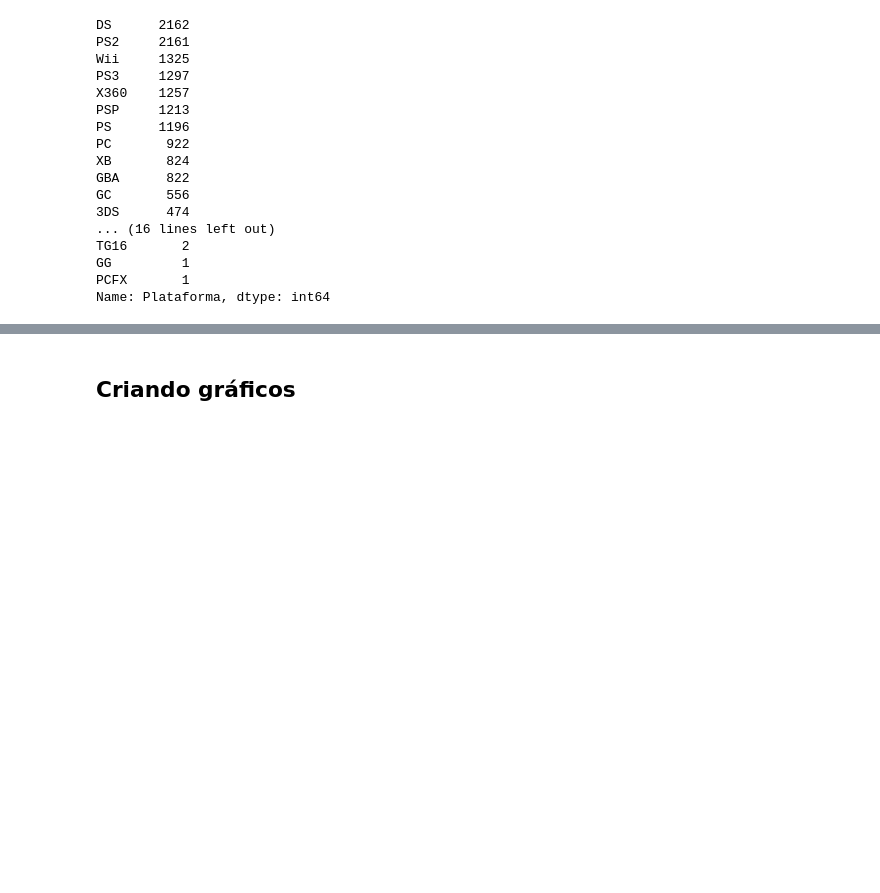
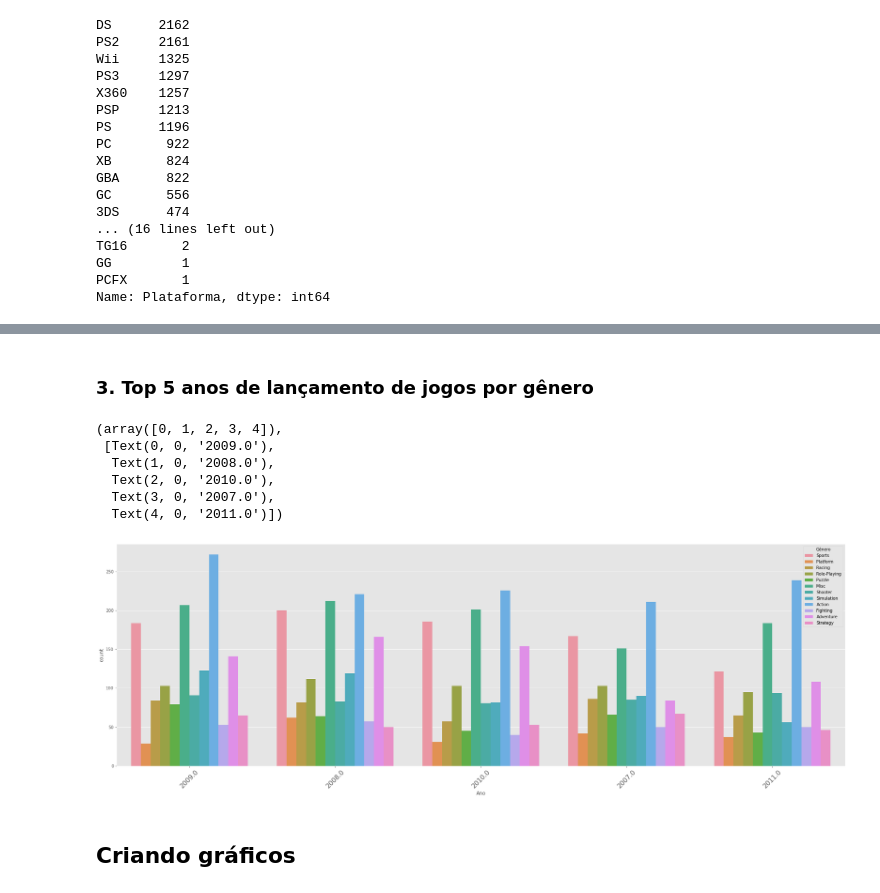
Before and after one commit to elle-rapachi/Vendas-de-Jogos-de-Videogames, a Jupyter notebook: Vendas de Jogos de Videogames.ipynb, the cells around one changed output, grey strips where cells are left out. Saved outputs shown, nothing was run; the diff lists cells and outputs as text; code cells hidden in the pictures; blank space fills up the shorter version.

Commit message:
Analisando qual ano teve o maior lançamento de jogos

```diff
--- a/Vendas de Jogos de Videogames.ipynb
+++ b/Vendas de Jogos de Videogames.ipynb
@@ -199,3 +268,17 @@ plt.xticks(rotation = 45)
+# %% [markdown]
+### 3. Top 5 anos de lançamento de jogos por gênero
+# %%
+plt.figure(figsize = (32,10))
+sns.countplot(x = 'Ano', data = videogames, hue = 'Gênero', order = videogames.Ano.value_counts().iloc[:5].index)
+plt.xticks(size = 16, rotation = 45)
+# %% [output]
+(array([0, 1, 2, 3, 4]),
+ [Text(0, 0, '2009.0'),
+  Text(1, 0, '2008.0'),
+  Text(2, 0, '2010.0'),
+  Text(3, 0, '2007.0'),
+  Text(4, 0, '2011.0')])
+[figure, added]
 # %% [markdown]
 ## Criando gráficos
 # %%
```
Also changed, not shown: parts of 23 cells of this notebook.
